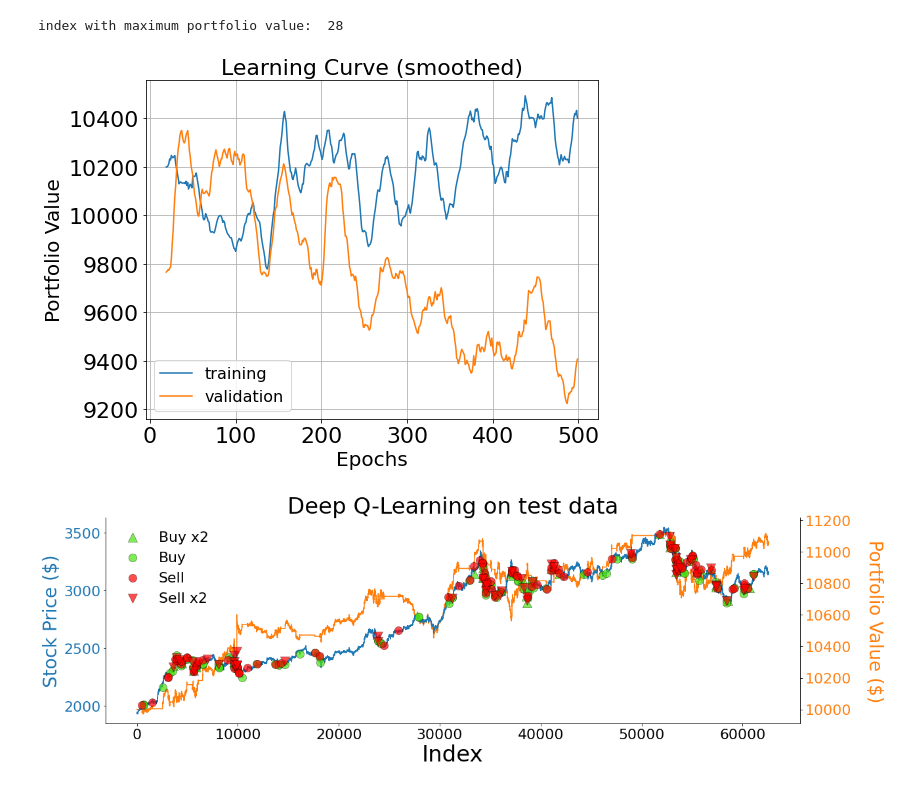
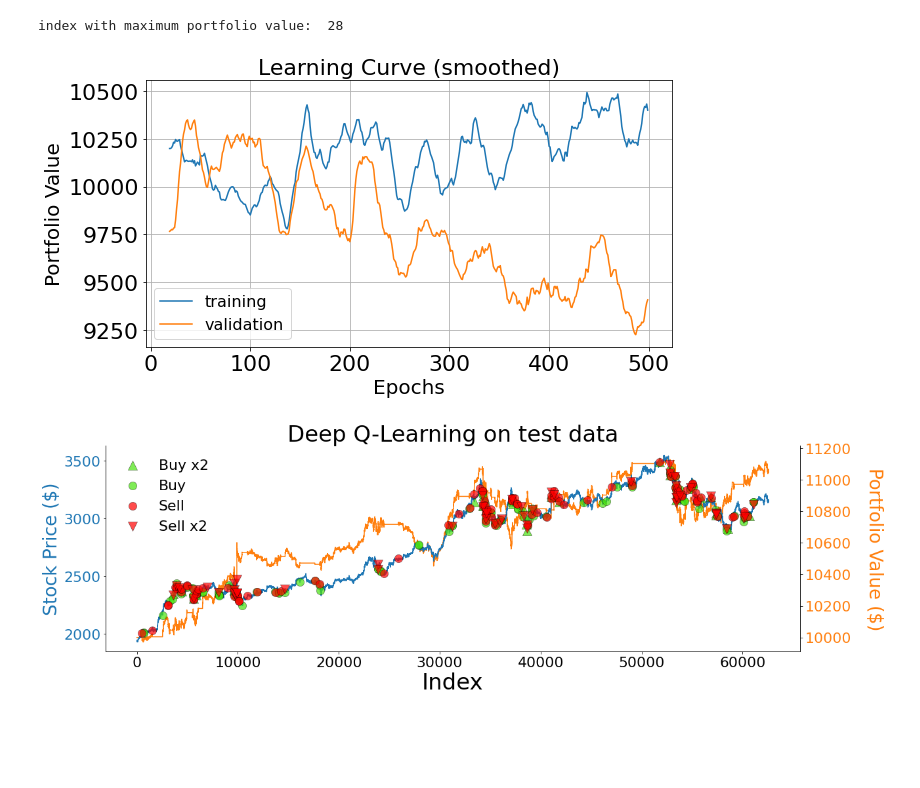
Before and after one commit to YAOS5/Amazon-Trading-Bot, a Jupyter notebook: learning_curve_demo.ipynb, the cells around one changed output. Saved outputs shown, nothing was run; the diff lists cells and outputs as text; code cells hidden in the pictures; blank space fills up the shorter version.

```diff
--- a/learning_curve_demo.ipynb
+++ b/learning_curve_demo.ipynb
@@ -140,41 +141,41 @@ print("index with maximum portfolio value: ", ind)
 index with maximum portfolio value:  28
 # %%
 from ads_utils import moving_average
+CUT_OFF = 500
 WINDOW = 20
 
-x = epoch_ranges
-y = train_portfolio_values
+x = epoch_ranges[:CUT_OFF]
+y = train_portfolio_values[:CUT_OFF]
 y = moving_average(y, window=WINDOW)
 
 # Truncate x
 x = x[len(x) - len(y):]
 
 #plots reward at each k timestep
-fig, ax = plt.subplots(figsize=(8,6))
+fig, ax = plt.subplots(figsize=(9,5))
 plt.plot(x, y, label="training")
 
 
-x = epoch_ranges
-y = val_portfolio_values
+x = epoch_ranges[:CUT_OFF]
+y = val_portfolio_values[:CUT_OFF]
 y = moving_average(y, window=WINDOW)
 
 # Truncate x
 x = x[len(x) - len(y):]
 plt.plot(x, y, label="validation")
 
 plt.title("Learning Curve (smoothed)", fontsize=22)
 plt.xlabel("Epochs", fontsize=20)
 plt.ylabel("Portfolio Value", fontsize=20)
 
-#plt.xticks(ticks=np.arange(0, 501, 50))
+# plt.xticks(ticks=np.arange(0, 501, 50))
 
 plt.legend(fontsize=16)
 plt.grid()
 plt.tight_layout()
-
 plt.savefig("smoothed_learning_curve_good")
 # %% [output]
-[figure, old version]
+[figure, new version]
 # %%
 # Obtained from the script from another computer. - 1_000 epochs
 # path = f'./checkpoint_logs/DQN/DQN_plus_{5_000_000}_steps'
```
Also changed, not shown: parts of 1 cell of this notebook, 19 other files.
